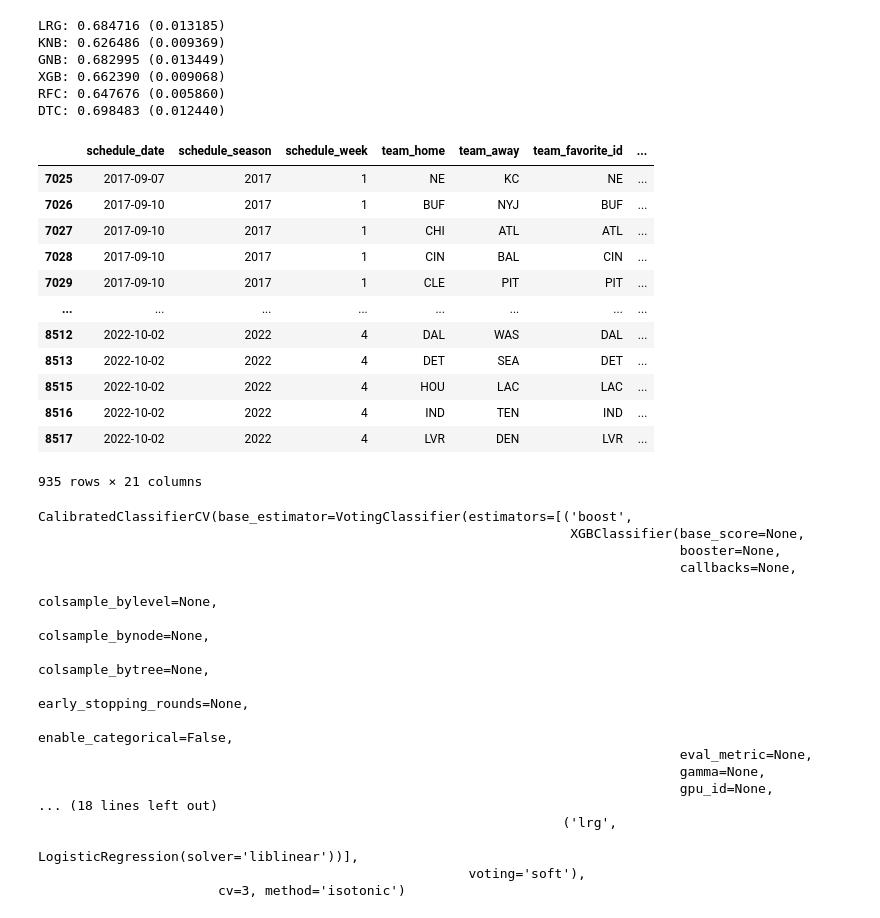
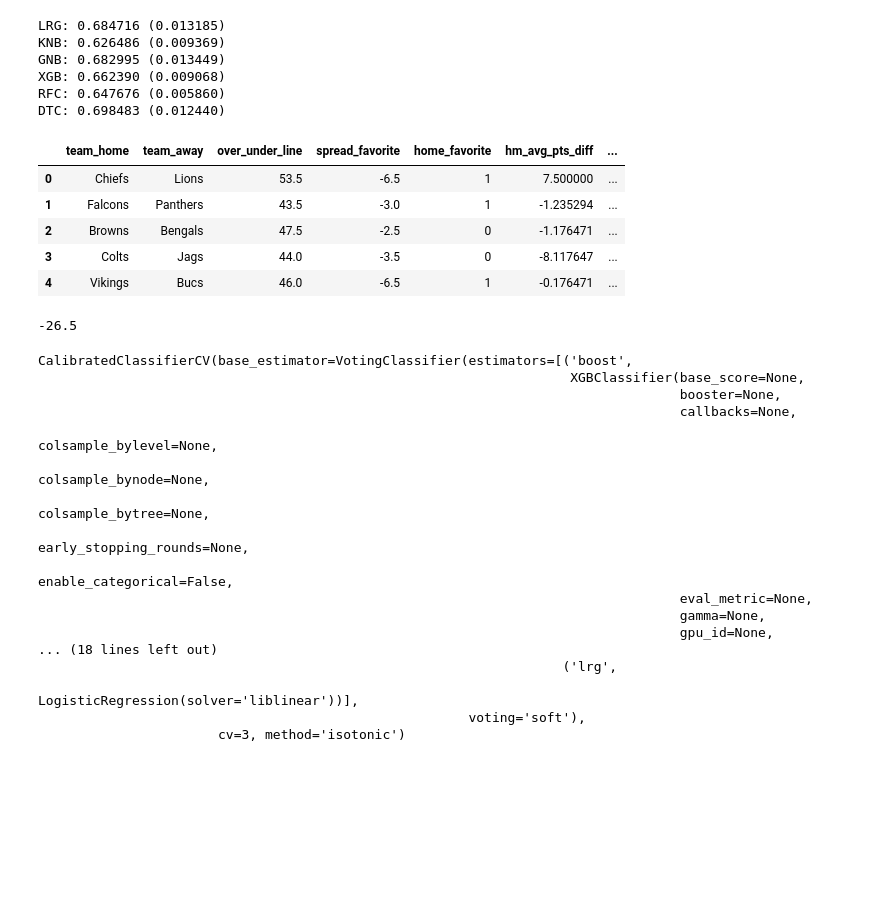
Before and after one commit to ldueker/NFL_Gambling_Model, a Jupyter notebook: NFL Gambling Model.ipynb, the cells around one changed output. Saved outputs shown, nothing was run; the diff lists cells and outputs as text; code cells hidden in the pictures; blank space fills up the shorter version.

```diff
--- a/NFL Gambling Model.ipynb
+++ b/NFL Gambling Model.ipynb
@@ -486,6 +486,16 @@ GNB: 0.682995 (0.013449)
 XGB: 0.662390 (0.009068)
 RFC: 0.647676 (0.005860)
 DTC: 0.698483 (0.012440)
+# %%
+newSeasonTestDF = pd.read_csv("NewSeasonNFLData.csv")
+newSeasonTestDF.head()
+# %% [output]
+|  | team_home | team_away | over_under_line | spread_favorite | home_favorite | hm_avg_pts_diff | ... |
+| 0 | Chiefs | Lions | 53.5 | -6.5 | 1 | 7.500000 | ... |
+| 1 | Falcons | Panthers | 43.5 | -3.0 | 1 | -1.235294 | ... |
+| 2 | Browns | Bengals | 47.5 | -2.5 | 0 | -1.176471 | ... |
+| 3 | Colts | Jags | 44.0 | -3.5 | 0 | -8.117647 | ... |
+| 4 | Vikings | Bucs | 46.0 | -6.5 | 1 | -0.176471 | ... |
 # %%
 # training and testing data (2017 and 2018)
 train = scoresDF.copy()
@@ -499,19 +506,7 @@ y_test = test['result']
-# %%
-test
-# %% [output]
-|  | schedule_date | schedule_season | schedule_week | team_home | team_away | team_favorite_id | ... |
-| 7025 | 2017-09-07 | 2017 | 1 | NE | KC | NE | ... |
-| 7026 | 2017-09-10 | 2017 | 1 | BUF | NYJ | BUF | ... |
-| 7027 | 2017-09-10 | 2017 | 1 | CHI | ATL | ATL | ... |
-| 7028 | 2017-09-10 | 2017 | 1 | CIN | BAL | CIN | ... |
-| 7029 | 2017-09-10 | 2017 | 1 | CLE | PIT | PIT | ... |
-| ... | ... | ... | ... | ... | ... | ... | ... |
-| 8512 | 2022-10-02 | 2022 | 4 | DAL | WAS | DAL | ... |
-| 8513 | 2022-10-02 | 2022 | 4 | DET | SEA | DET | ... |
-| 8515 | 2022-10-02 | 2022 | 4 | HOU | LAC | LAC | ... |
-| 8516 | 2022-10-02 | 2022 | 4 | IND | TEN | IND | ... |
-| 8517 | 2022-10-02 | 2022 | 4 | LVR | DEN | LVR | ... |
-935 rows × 21 columns
+# %%
+X_train['spread_favorite'].min()
+# %% [output]
+-26.5
 # %%
 # calibrate probabilities and fit model to training data
 boost = xgb.XGBClassifier()
```
Also changed, not shown: parts of 11 cells of this notebook, 4 other files.
